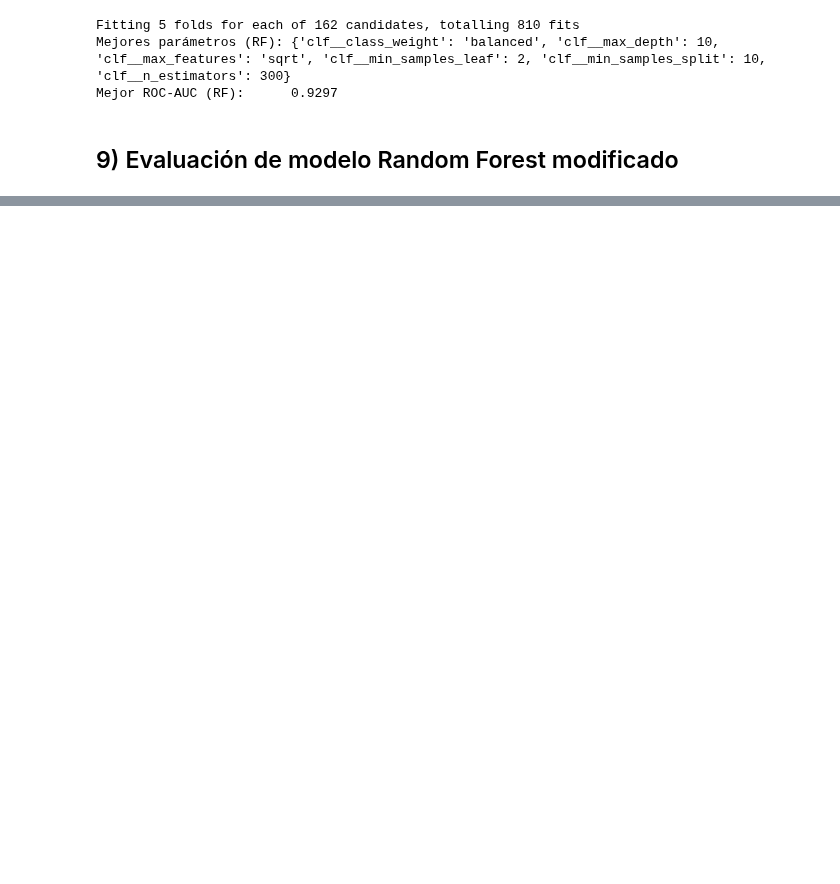
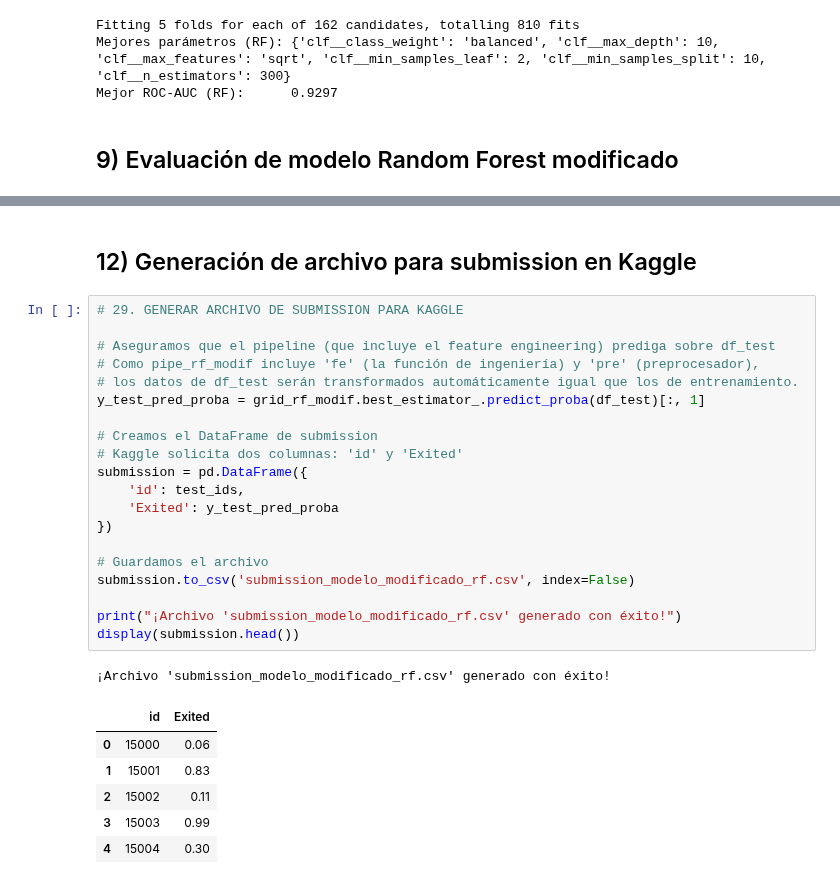
Before and after one commit to estebancardoso96/grupo_3, a Jupyter notebook: Principal_version_2_enrique.ipynb, the cells around one changed output, grey strips where cells are left out. Saved outputs shown, nothing was run; the diff lists cells and outputs as text; blank space fills up the shorter version.

```diff
--- a/Principal_version_2_enrique.ipynb
+++ b/Principal_version_2_enrique.ipynb
@@ -898,0 +1057,30 @@ Al aplicar feature engineering en el modelo Random Forest pasando del dataset or
+# %% [markdown]
+## 12) Generación de archivo para submission en Kaggle
+# %%
+# 29. GENERAR ARCHIVO DE SUBMISSION PARA KAGGLE
+
+# Aseguramos que el pipeline (que incluye el feature engineering) prediga sobre df_test
+# Como pipe_rf_modif incluye 'fe' (la función de ingeniería) y 'pre' (preprocesador),
+# los datos de df_test serán transformados automáticamente igual que los de entrenamiento.
+y_test_pred_proba = grid_rf_modif.best_estimator_.predict_proba(df_test)[:, 1]
+
+# Creamos el DataFrame de submission
+# Kaggle solicita dos columnas: 'id' y 'Exited'
+submission = pd.DataFrame({
+    'id': test_ids,
+    'Exited': y_test_pred_proba
+})
+
+# Guardamos el archivo
+submission.to_csv('submission_modelo_modificado_rf.csv', index=False)
+
+print("¡Archivo 'submission_modelo_modificado_rf.csv' generado con éxito!")
+display(submission.head())
+# %% [output]
+¡Archivo 'submission_modelo_modificado_rf.csv' generado con éxito!
+|  | id | Exited |
+| 0 | 15000 | 0.06 |
+| 1 | 15001 | 0.83 |
+| 2 | 15002 | 0.11 |
+| 3 | 15003 | 0.99 |
+| 4 | 15004 | 0.30 |
```
Also changed, not shown: parts of 19 cells of this notebook, 1 other file.
